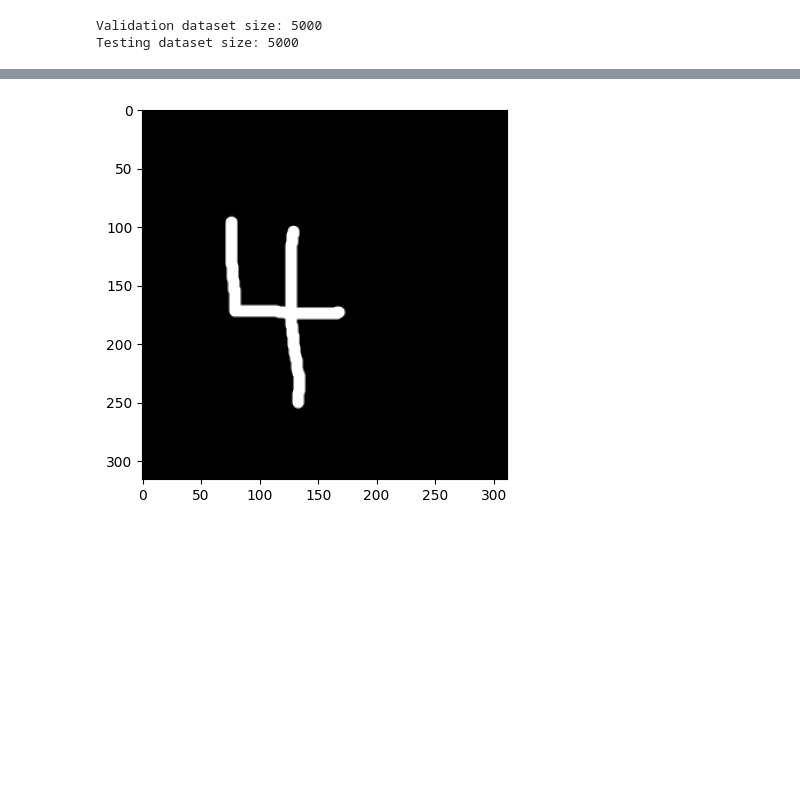
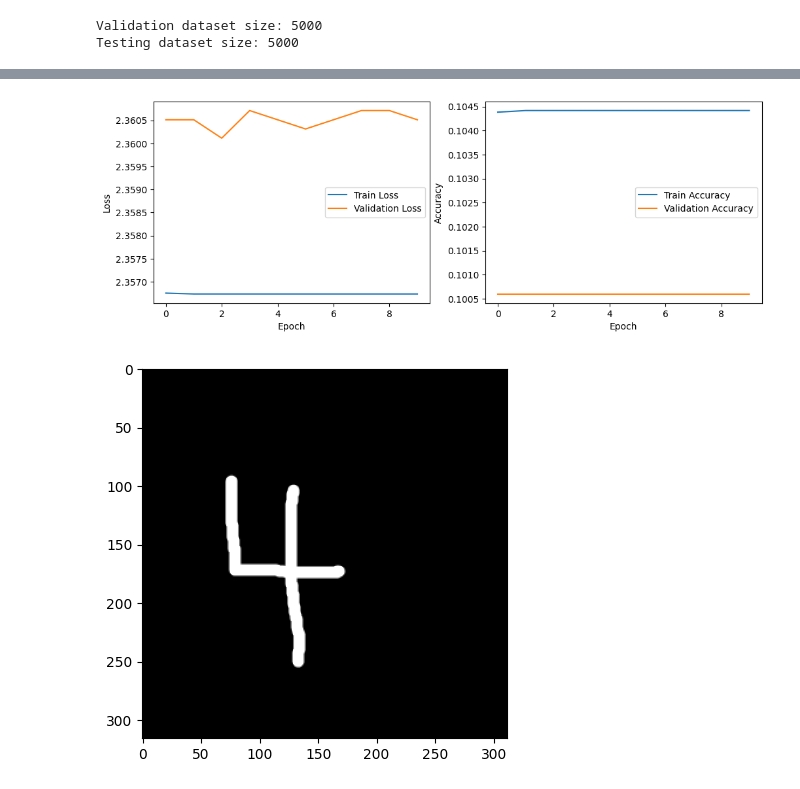
Before and after one commit to Adam-Ousse/Deep-Learning-workflow, a Jupyter notebook: CNN/number_and_card_categorizer.ipynb, the cells around one changed output, grey strips where cells are left out. Saved outputs shown, nothing was run; the diff lists cells and outputs as text; code cells hidden in the pictures; blank space fills up the shorter version.

```diff
--- a/CNN/number_and_card_categorizer.ipynb
+++ b/CNN/number_and_card_categorizer.ipynb
@@ -358,2 +412,0 @@ Epoch 10/10, Train Loss: 1.4877, Train Accuracy: 0.9734, Val Loss: 1.4835, Val A
-# %%
-epoch_losses, epoch_accuracies, val_losses, val_accuracies = train_model(model, dataloader_train, dataloader_validation, 10, criterion, optimizer, scheduler)
@@ -373,3 +413,33 @@ Epoch 10/10, Train Loss: 1.4861, Train Accuracy: 0.9750, Val Loss: 1.4819, Val A
+# %%
+
+all_epoch_losses = []
+all_epoch_accuracies = []
+all_val_losses = []
+all_val_accuracies = []
+# %%
+all_epoch_losses.extend(epoch_losses)
+all_epoch_accuracies.extend(epoch_accuracies)
+all_val_losses.extend(val_losses)
+all_val_accuracies.extend(val_accuracies)
+# %%
+plt.figure(figsize=(12, 4))
+plt.subplot(1, 2, 1)
+plt.plot(all_epoch_losses, label='Train Loss')
+plt.plot(all_val_losses, label='Validation Loss')
+plt.xlabel('Epoch')
+plt.ylabel('Loss')
+plt.legend()
+
+plt.subplot(1, 2, 2)
+plt.plot(all_epoch_accuracies, label='Train Accuracy')
+plt.plot(all_val_accuracies, label='Validation Accuracy')
+plt.xlabel('Epoch')
+plt.ylabel('Accuracy')
+plt.legend()
+
+plt.show()
+# %% [output]
+[figure, added]
 # %%
 from PIL import Image
 
```
Also changed, not shown: parts of 17 cells of this notebook.
